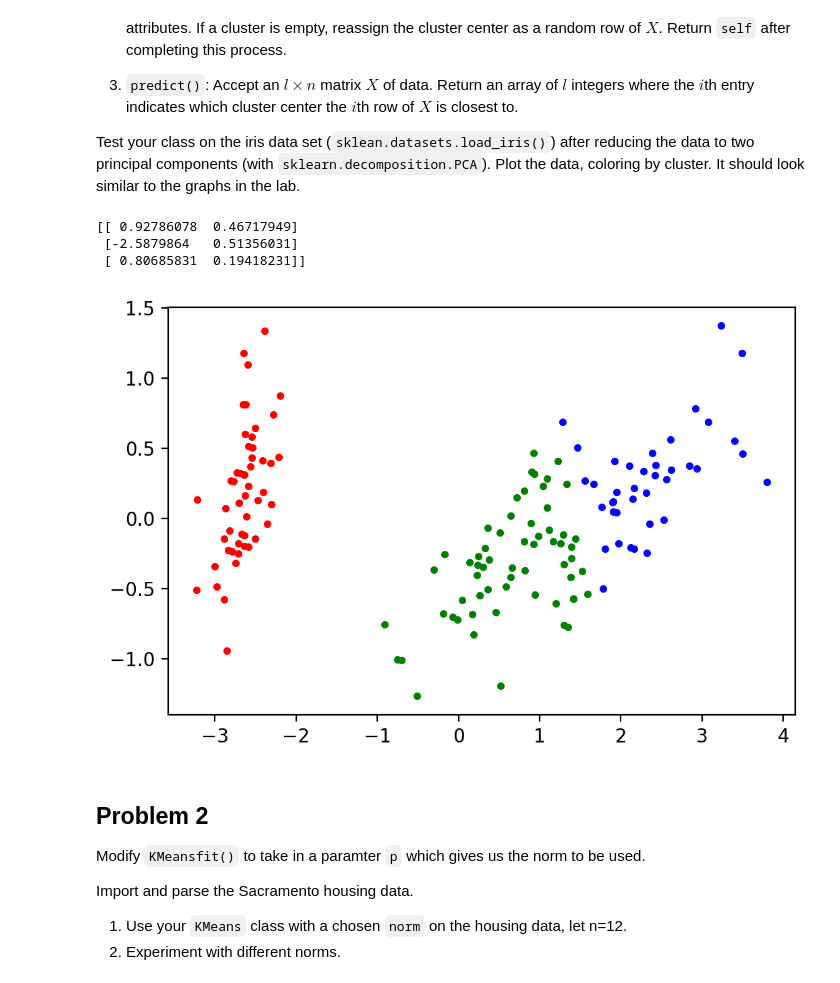
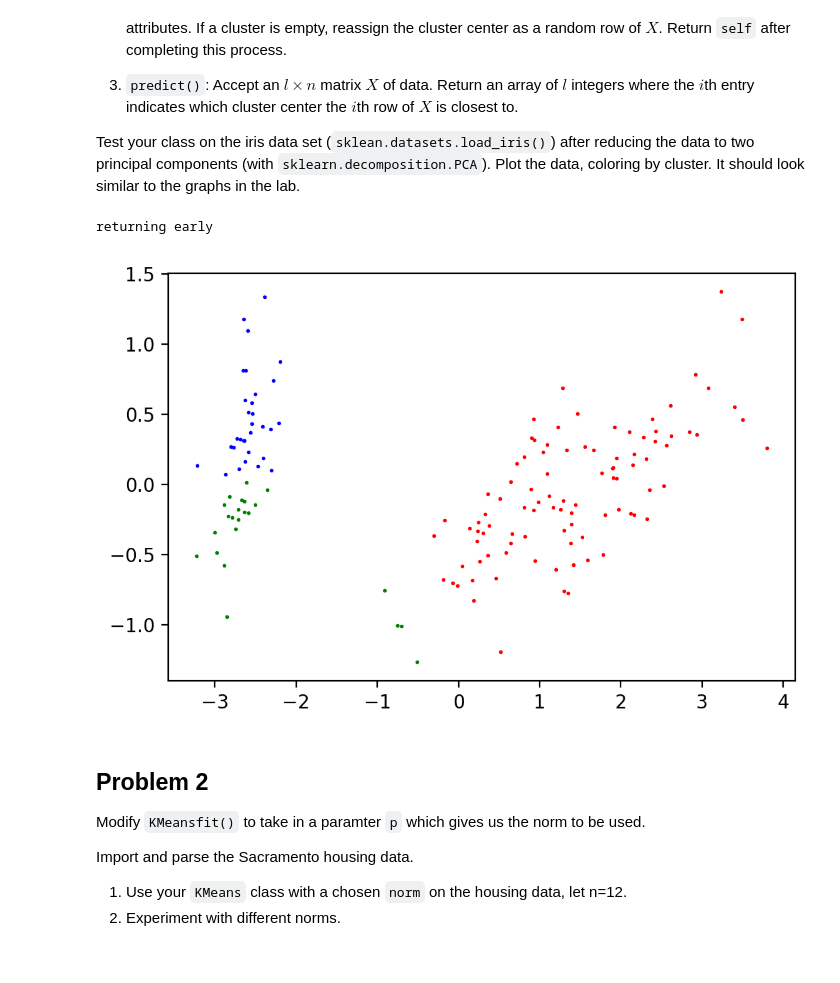
Before and after one commit to mistBourne1300/ACME-Volume-1, a Jupyter notebook: KMeans/kmeans_clustering.ipynb, the cells around one changed output. Saved outputs shown, nothing was run; the diff lists cells and outputs as text; code cells hidden in the pictures.

```diff
--- a/KMeans/kmeans_clustering.ipynb
+++ b/KMeans/kmeans_clustering.ipynb
@@ -55,7 +55,7 @@ class KMeans:
             X ((n_samples, n_classes) ndarray): the data to be clustered.
         """
         self.cluster_centers = X[np.random.choice(X.shape[0], size = self.n_clusters, replace = False)]
-        print(self.cluster_centers)
+        # print(self.cluster_centers)
 
 
         for i in range(self.max_iter):
@@ -81,6 +81,8 @@ class KMeans:
 
 
             self.cluster_centers = [np.mean(np.array(cluster), axis = 0) for cluster in clusters]
+            if(self.normalize):
+                self.cluster_centers = [center/np.linalg.norm(center) for center in self.cluster_centers]
             retrun = True
             for i in range(len(self.cluster_centers)):
                 if(np.linalg.norm(self.cluster_centers[i] - prev_cluster_centers[i], ord = self.p) > self.tol):
@@ -126,30 +128,31 @@ from sklearn.datasets import load_iris
 iris = load_iris()
 iris_data = PCA(n_components=2).fit_transform(iris.data)
 # %%
-kmeans_class = KMeans(n_clusters= 3)
+kmeans_class = KMeans(n_clusters= 3, p = 3)
 kmeans_class.fit(iris_data)
 clusters = kmeans_class.predict(iris_data)
-#print(clusters)
+# print(clusters)
 
 mask0 = clusters == 0
+# print(mask0)
 mask1 = (clusters == 1)
 mask2 = (clusters == 2)
 cluster0 = iris_data[mask0]
 #print(cluster0)
 cluster1 = iris_data[mask1]
 cluster2 = iris_data[mask2]
-plt.plot(cluster0[:,0], cluster0[:,1], 'b.')
-plt.plot(cluster1[:,0], cluster1[:,1], 'r.')
+plt.scatter(cluster0[:,0], cluster0[:,1], color = 'b', s = 1)
+plt.scatter(cluster1[:,0], cluster1[:,1], color = 'r', s = 1)
 #right here I would print out cluster2[:,0] and cluster1[:,1]
-plt.plot(cluster2[:,0], cluster2[:,1], 'g.')
+# print(cluster2[:,0])
+# print(cluster2[:,1])
+plt.scatter(cluster2[:,0], cluster2[:,1], color = 'g', s = 1)
 # plt.plot(iris_data[:,0], iris_data[:,1], '.')
 plt.show()
 # plt.plot(kmeans_class.cluster_centers[:,0], kmeans_class.cluster_centers[:,1], '+')
 # %% [output]
-[[ 0.92786078  0.46717949]
- [-2.5879864   0.51356031]
- [ 0.80685831  0.19418231]]
+returning early
-[figure, old version]
+[figure, new version]
 # %% [markdown]
 ## Problem 2
 
```
Also changed, not shown: parts of 3 cells of this notebook.
